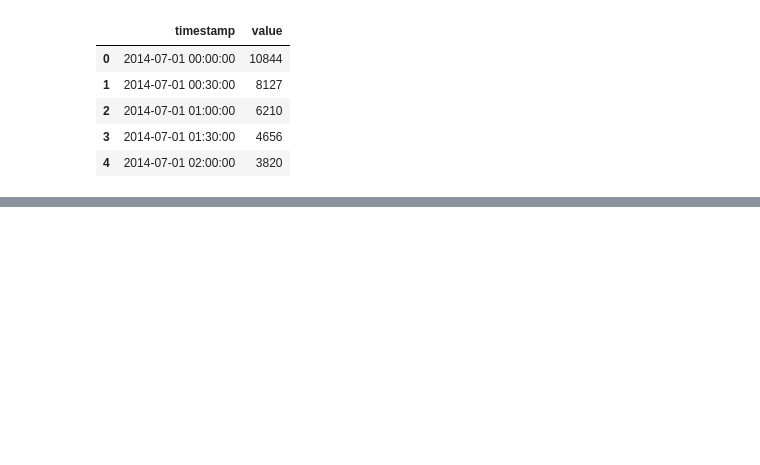
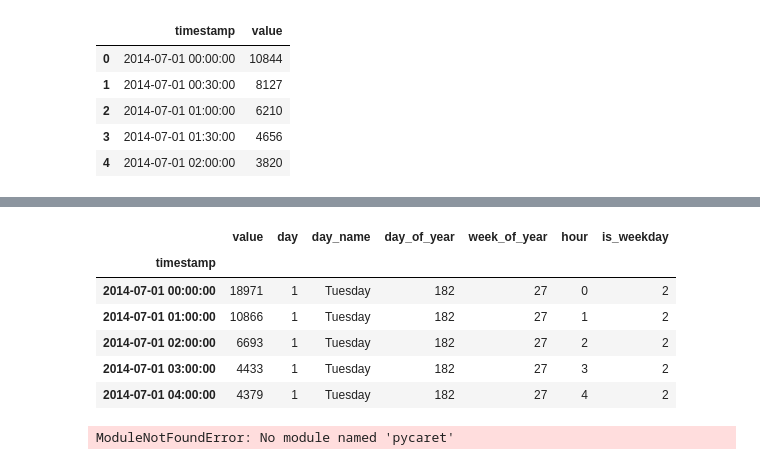
Before and after one commit to Shashank-jais/Pattern_Rocognition_and_anomaly_detection_lab, a Jupyter notebook: Untitled.ipynb, the cells around one changed output, grey strips where cells are left out. Saved outputs shown, nothing was run; the diff lists cells and outputs as text; code cells hidden in the pictures; blank space fills up the shorter version.

```diff
--- a/Untitled.ipynb
+++ b/Untitled.ipynb
@@ -57,0 +74,24 @@ df.head()
+# %%
+data['day'] = [i.day for i in data.index]
+data['day_name'] = [i.day_name() for i in data.index]
+data['day_of_year'] = [i.dayofyear for i in data.index]
+data['week_of_year'] = [i.weekofyear for i in data.index]
+data['hour'] = [i.hour for i in data.index]
+data['is_weekday'] = [i.isoweekday() for i in data.index]
+data.head()
+# %% [output]
+|  | value | day | day_name | day_of_year | week_of_year | hour | is_weekday |
+| timestamp |  |  |  |  |  |  |  |
+| 2014-07-01 00:00:00 | 18971 | 1 | Tuesday | 182 | 27 | 0 | 2 |
+| 2014-07-01 01:00:00 | 10866 | 1 | Tuesday | 182 | 27 | 1 | 2 |
+| 2014-07-01 02:00:00 | 6693 | 1 | Tuesday | 182 | 27 | 2 | 2 |
+| 2014-07-01 03:00:00 | 4433 | 1 | Tuesday | 182 | 27 | 3 | 2 |
+| 2014-07-01 04:00:00 | 4379 | 1 | Tuesday | 182 | 27 | 4 | 2 |
+# %%
+from pycaret.anomaly import *
+s = setup(data, session_id = 42,
+          ordinal_features = {'day_name' : ['Monday', 'Tuesday', 'Wednesday', 'Thursday',
+       'Friday','Sunday','Saturday',]},
+          numeric_features=['is_weekday'])
+# %% [output]
+ModuleNotFoundError: No module named 'pycaret'
```
Also changed, not shown: parts of 9 cells of this notebook, 5 other files.
